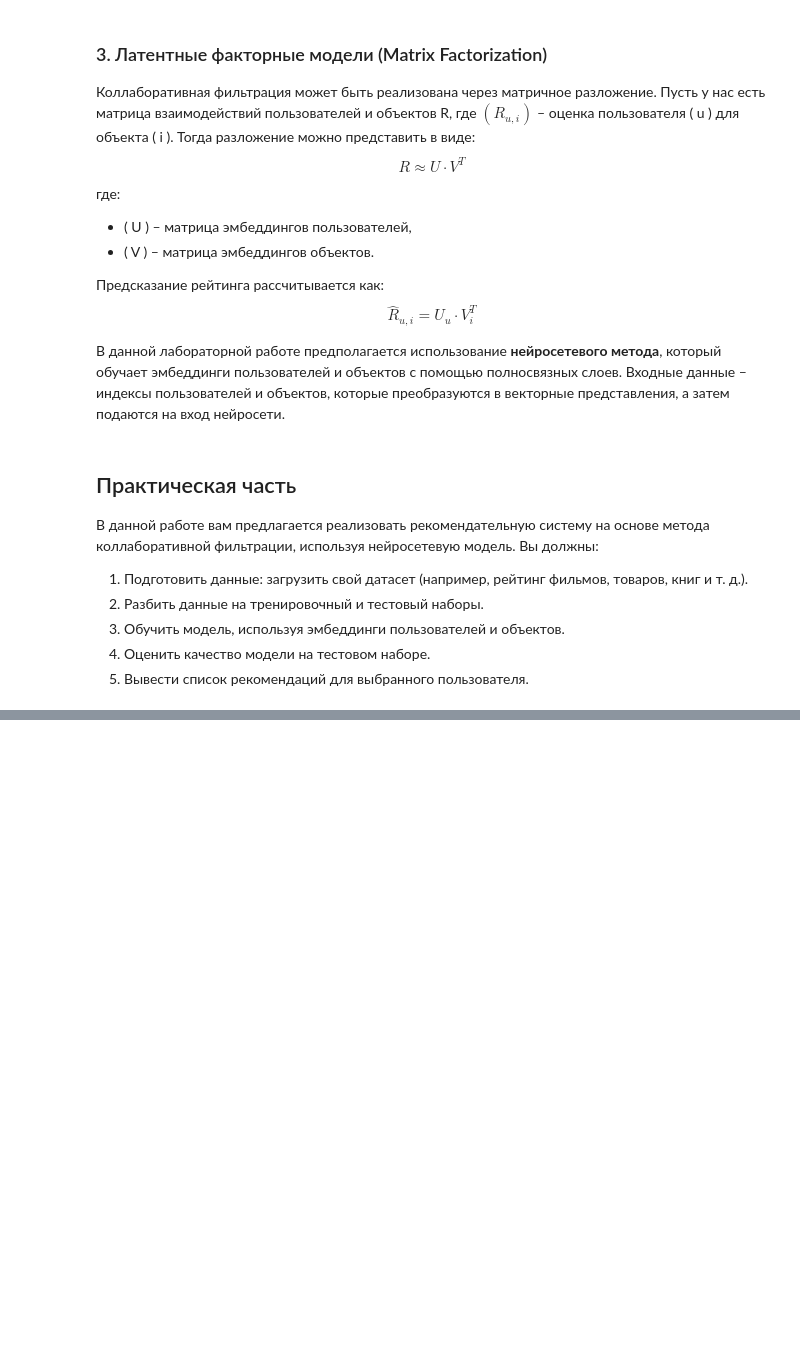
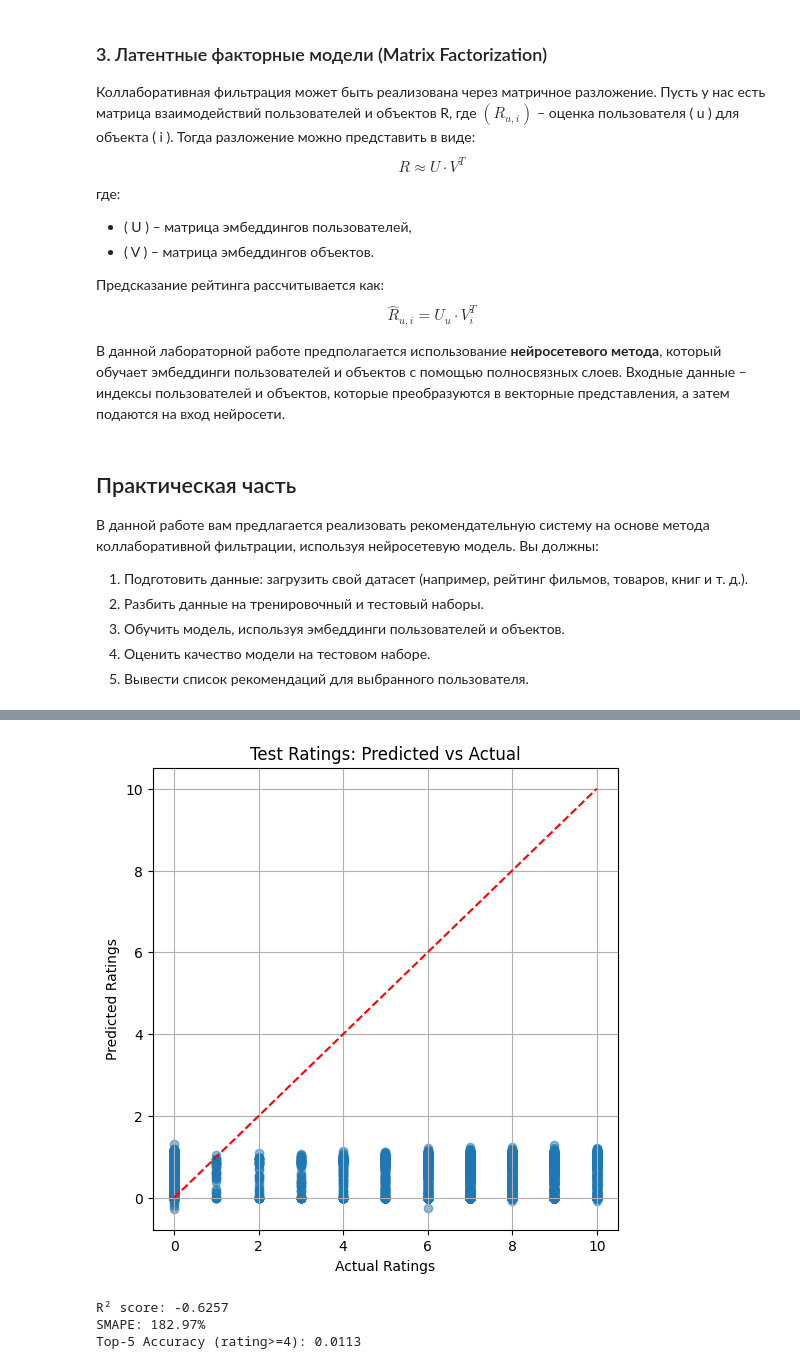
Before and after one commit to vainga/ML_labs, a Jupyter notebook: LAB8.1/Recommender_sys.ipynb, the cells around one changed output, grey strips where cells are left out. Cells and saved outputs as stored; diff of their text form; code cells hidden in the pictures; blank space fills up the shorter version.

```diff
--- a/LAB8.1/Recommender_sys.ipynb
+++ b/LAB8.1/Recommender_sys.ipynb
@@ -216,0 +363,54 @@ User 219: Recommended items [1643 1536 1656  814   98]
+# %%
+plt.figure(figsize=(6,6))
+plt.scatter(test_ratings, test_predictions, alpha=0.5)
+plt.plot([min(test_ratings), max(test_ratings)], [min(test_ratings), max(test_ratings)], color='red', linestyle='--')
+plt.title('Test Ratings: Predicted vs Actual')
+plt.xlabel('Actual Ratings')
+plt.ylabel('Predicted Ratings')
+plt.grid(True)
+plt.show()
+# %% [output]
+[figure, added]
+# %%
+import numpy as np
+from sklearn.metrics import r2_score
+
+# --- R² ---
+r2 = r2_score(test_ratings, test_predictions)
+print(f'R² score: {r2:.4f}')
+
+# --- SMAPE (без деления на ноль) ---
+test_ratings_np = np.array(test_ratings)
+test_predictions_np = np.array(test_predictions)
+smape = (100/len(test_ratings_np)) * np.sum(
+    2 * np.abs(test_predictions_np - test_ratings_np) / (np.abs(test_predictions_np) + np.abs(test_ratings_np) + 1e-8)
+)
+print(f'SMAPE: {smape:.2f}%')
+
+# --- Top-5 Accuracy на уровне батча ---
+top_k_correct = 0
+total_users = 0
+
+for users, items, ratings in test_loader:
+    users, items, ratings = users.to(device), items.to(device), ratings.to(device)
+    batch_size = users.size(0)
+
+    with torch.no_grad():
+        predictions = model(users, items)
+
+    # Для каждого пользователя в батче
+    for i in range(batch_size):
+        user_pred = predictions[i*num_items:(i+1)*num_items].cpu().numpy() if predictions.ndim>1 else predictions[i*num_items:(i+1)*num_items].cpu().numpy()
+        top_items = user_pred.argsort()[-5:][::-1]
+
+        # Считаем, сколько из топ-5 реально имеют рейтинг >= 4
+        user_true_ratings = ratings[i*num_items:(i+1)*num_items].cpu().numpy()
+        top_k_correct += sum([1 for idx in top_items if user_true_ratings[idx] >= 4])
+        total_users += 1
+
+top_k_accuracy = top_k_correct / (total_users * 5)
+print(f'Top-5 Accuracy (rating>=4): {top_k_accuracy:.4f}')
+# %% [output]
+R² score: -0.6257
+SMAPE: 182.97%
+Top-5 Accuracy (rating>=4): 0.0113
```
Also changed, not shown: parts of 14 cells of this notebook.
